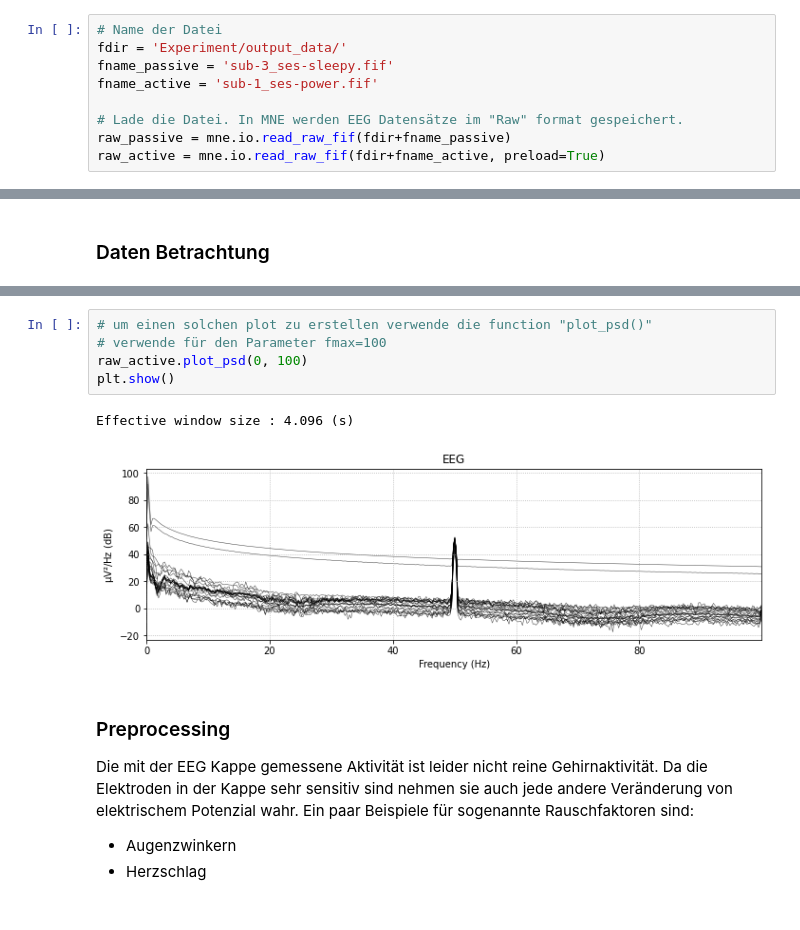
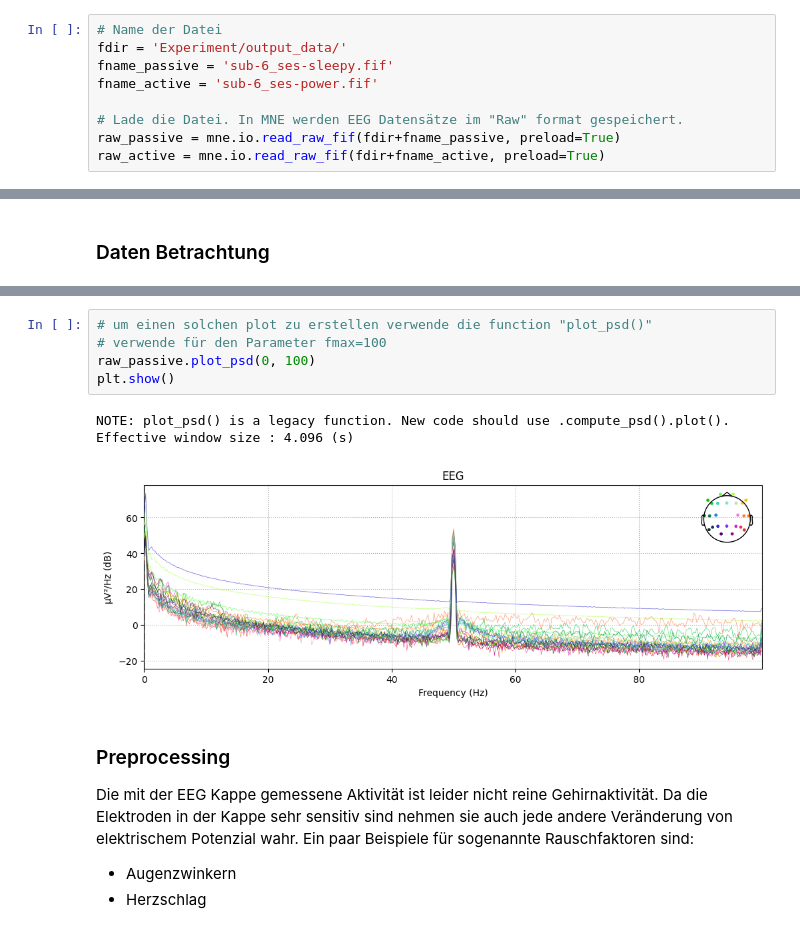
Before and after one commit to rosagross/ExperiWattMPI, a Jupyter notebook: Labbook ExperiWatt .ipynb, the cells around one changed output, grey strips where cells are left out. Saved outputs shown, nothing was run; the diff lists cells and outputs as text.

```diff
--- a/Labbook ExperiWatt .ipynb
+++ b/Labbook ExperiWatt .ipynb
@@ -20,10 +52,10 @@ Um unsere Daten hier verwenden zu können müssen wir sie in unser Notebook lade
 # %%
 # Name der Datei
 fdir = 'Experiment/output_data/'
-fname_passive = 'sub-3_ses-sleepy.fif'
-fname_active = 'sub-1_ses-power.fif'
+fname_passive = 'sub-6_ses-sleepy.fif'
+fname_active = 'sub-6_ses-power.fif'
 
 # Lade die Datei. In MNE werden EEG Datensätze im "Raw" format gespeichert.
-raw_passive = mne.io.read_raw_fif(fdir+fname_passive)
+raw_passive = mne.io.read_raw_fif(fdir+fname_passive, preload=True)
 raw_active = mne.io.read_raw_fif(fdir+fname_active, preload=True)
 # %% [output]
@@ -108,11 +143,12 @@ In der folgenden Abbildung seht ihr wie ein typisches EEG Spektrum ausseht. Verg
 # %%
 # um einen solchen plot zu erstellen verwende die function "plot_psd()"
 # verwende für den Parameter fmax=100
-raw_active.plot_psd(0, 100)
+raw_passive.plot_psd(0, 100)
 plt.show()
 # %% [output]
+NOTE: plot_psd() is a legacy function. New code should use .compute_psd().plot().
 Effective window size : 4.096 (s)
-[figure, old version]
+[figure, new version]
 # %% [markdown]
 ### Preprocessing
 Die mit der EEG Kappe gemessene Aktivität ist leider nicht reine Gehirnaktivität. Da die Elektroden in der Kappe sehr sensitiv sind nehmen sie auch jede andere Veränderung von elektrischem Potenzial wahr.
```
Also changed, not shown: parts of 31 cells of this notebook.
